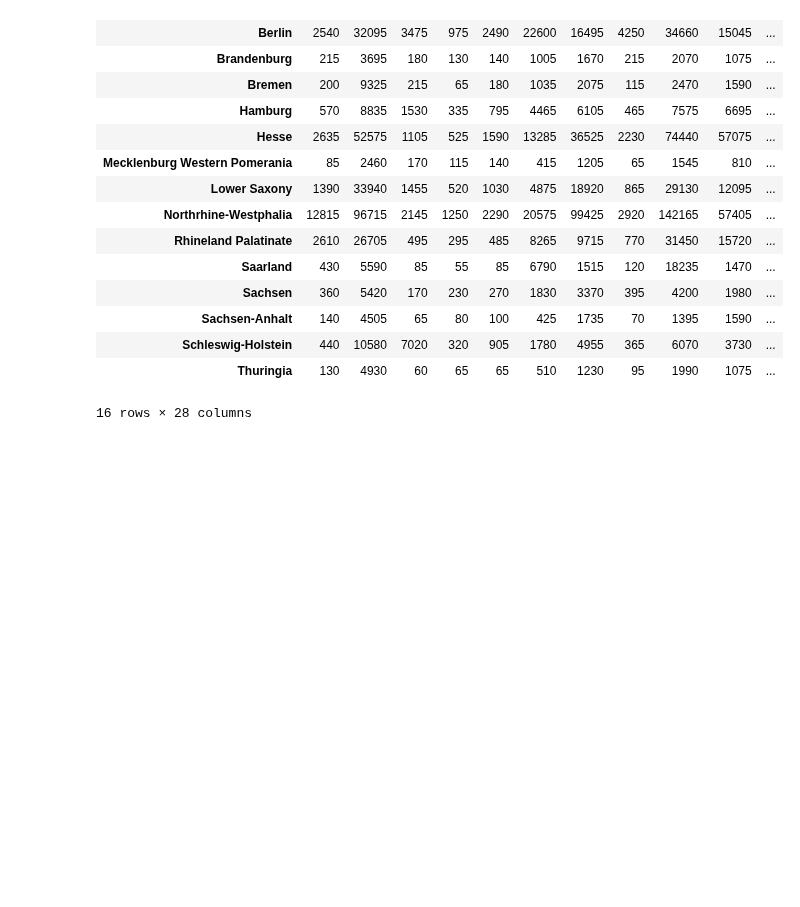
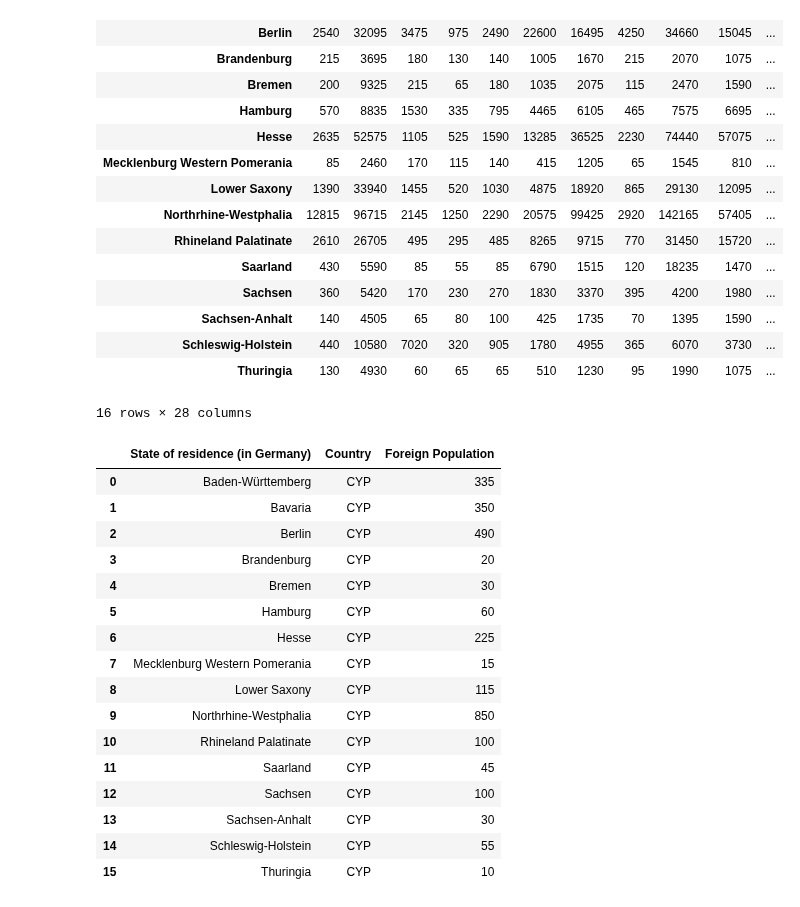
Before and after one commit to Alvaroguijarro97/ML_Group_Project, a Jupyter notebook: wrangling_foreign_data_by_state.ipynb, the cells around one changed output. Drawn from its saved outputs; the diff is of its cells as text; code cells hidden in the pictures; blank space fills up the shorter version.

```diff
--- a/wrangling_foreign_data_by_state.ipynb
+++ b/wrangling_foreign_data_by_state.ipynb
@@ -189,3 +189,24 @@ foreign_data_by_state
 | Schleswig-Holstein | 440 | 10580 | 7020 | 320 | 905 | 1780 | 4955 | 365 | 6070 | 3730 | ... |
 | Thuringia | 130 | 4930 | 60 | 65 | 65 | 510 | 1230 | 95 | 1990 | 1075 | ... |
 16 rows × 28 columns
+# %%
+foreign_data_by_state_working_version = pd.melt(foreign_data_by_state.reset_index(), id_vars=["State of residence (in Germany)"], value_vars=[tuple(foreign_data_by_state.columns)],
+        var_name = "Country", value_name = "Foreign Population")
+# %% [output]
+|  | State of residence (in Germany) | Country | Foreign Population |
+| 0 | Baden-Württemberg | CYP | 335 |
+| 1 | Bavaria | CYP | 350 |
+| 2 | Berlin | CYP | 490 |
+| 3 | Brandenburg | CYP | 20 |
+| 4 | Bremen | CYP | 30 |
+| 5 | Hamburg | CYP | 60 |
+| 6 | Hesse | CYP | 225 |
+| 7 | Mecklenburg Western Pomerania | CYP | 15 |
+| 8 | Lower Saxony | CYP | 115 |
+| 9 | Northrhine-Westphalia | CYP | 850 |
+| 10 | Rhineland Palatinate | CYP | 100 |
+| 11 | Saarland | CYP | 45 |
+| 12 | Sachsen | CYP | 100 |
+| 13 | Sachsen-Anhalt | CYP | 30 |
+| 14 | Schleswig-Holstein | CYP | 55 |
+| 15 | Thuringia | CYP | 10 |
```
